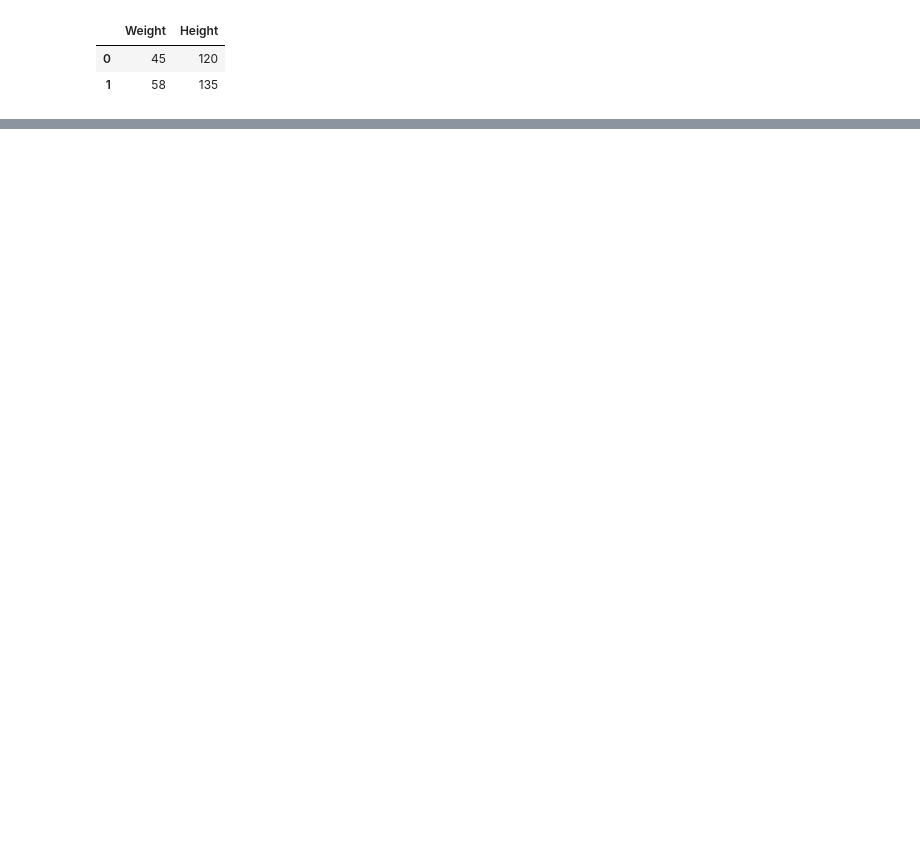
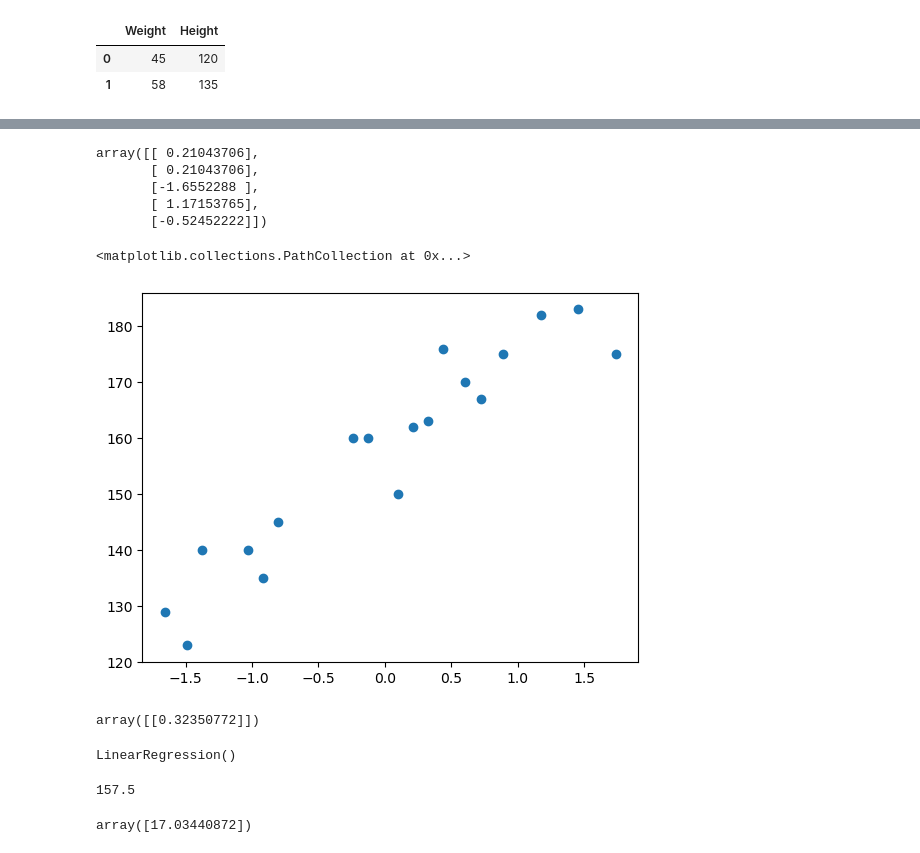
Before and after one commit to DragonKrissash/DataScience-Masters, a Jupyter notebook: Class Work/03 - Machine Learning/09 - Regression/Linear regression.ipynb, the cells around one changed output, grey strips where cells are left out. Drawn from its saved outputs; the diff is of its cells as text; code cells hidden in the pictures; blank space fills up the shorter version.

```diff
--- a/Class Work/03 - Machine Learning/09 - Regression/Linear regression.ipynb
+++ b/Class Work/03 - Machine Learning/09 - Regression/Linear regression.ipynb
@@ -16,0 +44,17 @@ plt.xlabel('Weight')
+# %%
+X_test
+# %% [output]
+array([[ 0.21043706],
+       [ 0.21043706],
+       [-1.6552288 ],
+       [ 1.17153765],
+       [-0.52452222]])
+# %%
+plt.scatter(X_train,y_train)
+# %% [output]
+<matplotlib.collections.PathCollection at 0x...>
+[figure, added]
+# %%
+scaler.transform([[80]])
+# %% [output]
+array([[0.32350772]])
@@ -16,0 +65,12 @@ plt.xlabel('Weight')
+# %%
+regressor.fit(X_train,y_train)
+# %% [output]
+LinearRegression()
+# %%
+regressor.intercept_
+# %% [output]
+157.5
+# %%
+regressor.coef_
+# %% [output]
+array([17.03440872])
```
Also changed, not shown: parts of 25 cells of this notebook.
